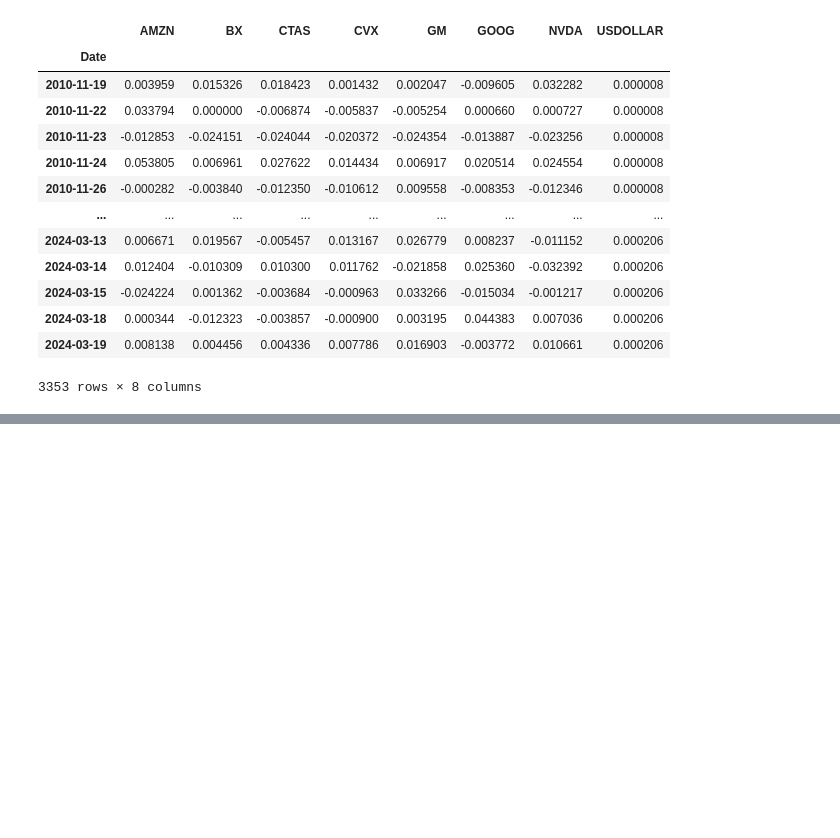
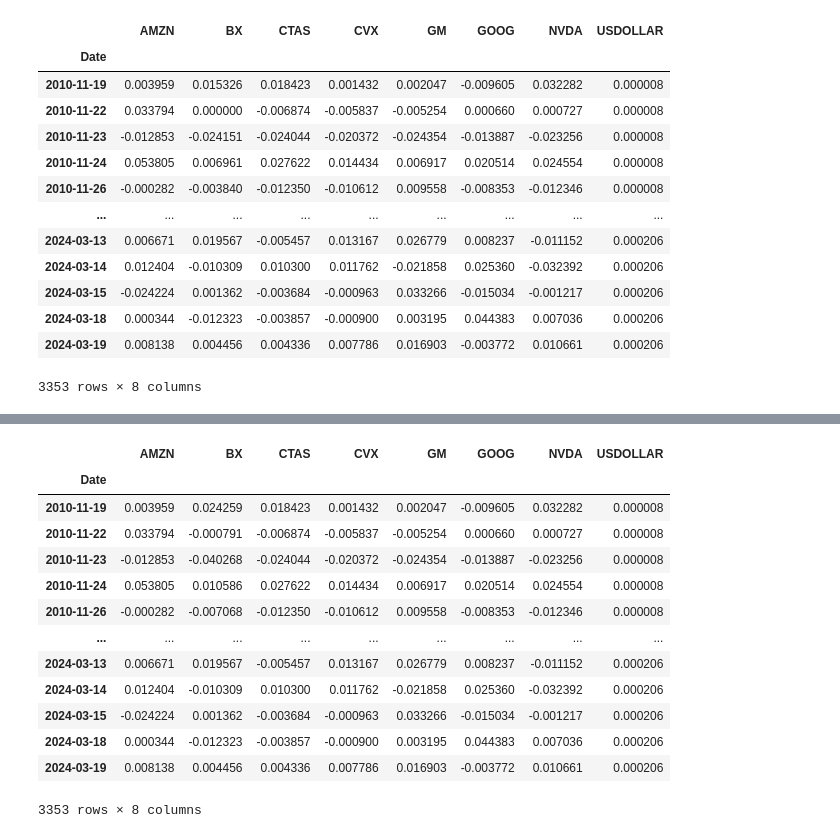
Before and after one commit to thomas-c-suman/ORIE5370Project, a Jupyter notebook: 5370 v2.ipynb, the cells around one changed output, grey strips where cells are left out. Cells and saved outputs as stored; diff of their text form; code cells hidden in the pictures; blank space fills up the shorter version.

```diff
--- a/5370 v2.ipynb
+++ b/5370 v2.ipynb
@@ -295,0 +226,9 @@ m = var_bx2 / var_bx
+# %%
+returns_prev = returns_real[returns_real.index < pd.Timestamp('2022-01-01')]
+stocks_only = returns_prev[['AMZN', 'BX', 'CTAS', 'CVX', 'GM', 'GOOG', 'NVDA']]
+stockmat = stocks_only.to_numpy()
+stockmat = stockmat.T
+x = np.mean(stockmat, axis=1)
+cor = np.corrcoef(stockmat)
+bx = stockmat[1]
+var_bx = np.var(stockmat[1])
@@ -295,0 +263,17 @@ m = var_bx2 / var_bx
+# %%
+returns_new
+# %% [output]
+|  | AMZN | BX | CTAS | CVX | GM | GOOG | NVDA | USDOLLAR |
+| Date |  |  |  |  |  |  |  |  |
+| 2010-11-19 | 0.003959 | 0.024259 | 0.018423 | 0.001432 | 0.002047 | -0.009605 | 0.032282 | 0.000008 |
+| 2010-11-22 | 0.033794 | -0.000791 | -0.006874 | -0.005837 | -0.005254 | 0.000660 | 0.000727 | 0.000008 |
+| 2010-11-23 | -0.012853 | -0.040268 | -0.024044 | -0.020372 | -0.024354 | -0.013887 | -0.023256 | 0.000008 |
+| 2010-11-24 | 0.053805 | 0.010586 | 0.027622 | 0.014434 | 0.006917 | 0.020514 | 0.024554 | 0.000008 |
+| 2010-11-26 | -0.000282 | -0.007068 | -0.012350 | -0.010612 | 0.009558 | -0.008353 | -0.012346 | 0.000008 |
+| ... | ... | ... | ... | ... | ... | ... | ... | ... |
+| 2024-03-13 | 0.006671 | 0.019567 | -0.005457 | 0.013167 | 0.026779 | 0.008237 | -0.011152 | 0.000206 |
+| 2024-03-14 | 0.012404 | -0.010309 | 0.010300 | 0.011762 | -0.021858 | 0.025360 | -0.032392 | 0.000206 |
+| 2024-03-15 | -0.024224 | 0.001362 | -0.003684 | -0.000963 | 0.033266 | -0.015034 | -0.001217 | 0.000206 |
+| 2024-03-18 | 0.000344 | -0.012323 | -0.003857 | -0.000900 | 0.003195 | 0.044383 | 0.007036 | 0.000206 |
+| 2024-03-19 | 0.008138 | 0.004456 | 0.004336 | 0.007786 | 0.016903 | -0.003772 | 0.010661 | 0.000206 |
+3353 rows × 8 columns
```
Also changed, not shown: parts of 33 cells of this notebook.
